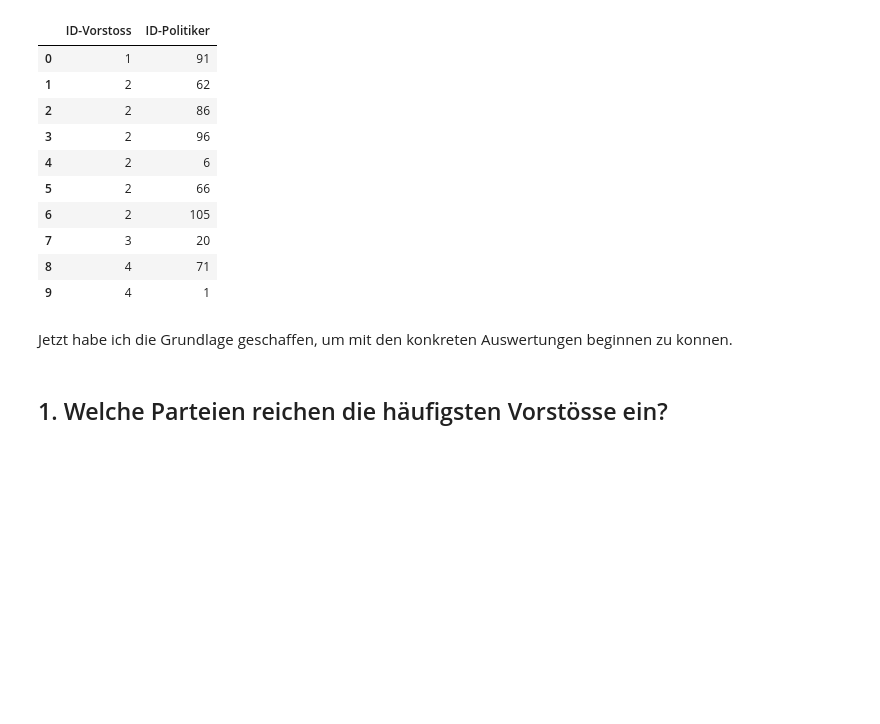
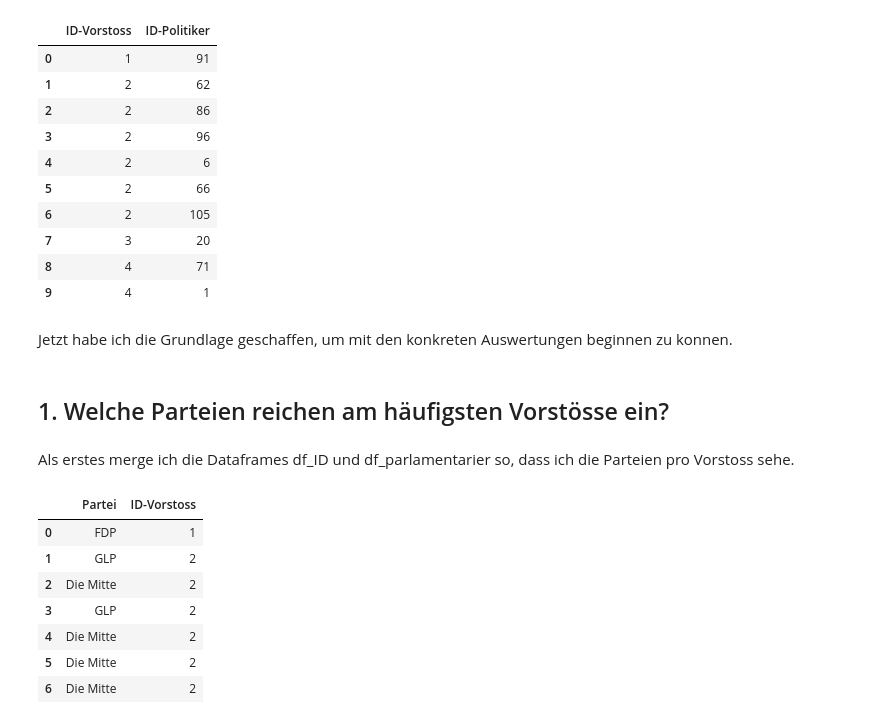
Before and after one commit to daniel-hitz/CAS_Abschlussarbeit_Daniel_Hitz, a Jupyter notebook: 2. Auswertung Adliswil.ipynb, the cells around one changed output. Drawn from its saved outputs; the diff is of its cells as text; code cells hidden in the pictures; blank space fills up the shorter version.

```diff
--- a/2. Auswertung Adliswil.ipynb
+++ b/2. Auswertung Adliswil.ipynb
@@ -83,4 +71,18 @@ df_ID.head(10)
 # %% [markdown]
 Jetzt habe ich die Grundlage geschaffen, um mit den konkreten Auswertungen beginnen zu konnen.
 # %% [markdown]
-## 1. Welche Parteien reichen die häufigsten Vorstösse ein?
+## 1. Welche Parteien reichen am häufigsten Vorstösse ein?
+# %% [markdown]
+Als erstes merge ich die Dataframes df_ID und df_parlamentarier so, dass ich die Parteien pro Vorstoss sehe.
+# %%
+df_parteien = df_ID.merge(df_parlamentarier, left_on='ID-Politiker', right_on='ID-Politiker', how='left')[['Partei','ID-Vorstoss']]
+df_parteien.head(7)
+# %% [output]
+|  | Partei | ID-Vorstoss |
+| 0 | FDP | 1 |
+| 1 | GLP | 2 |
+| 2 | Die Mitte | 2 |
+| 3 | GLP | 2 |
+| 4 | Die Mitte | 2 |
+| 5 | Die Mitte | 2 |
+| 6 | Die Mitte | 2 |
```
Also changed, not shown: parts of 10 cells of this notebook, 1 other file.
